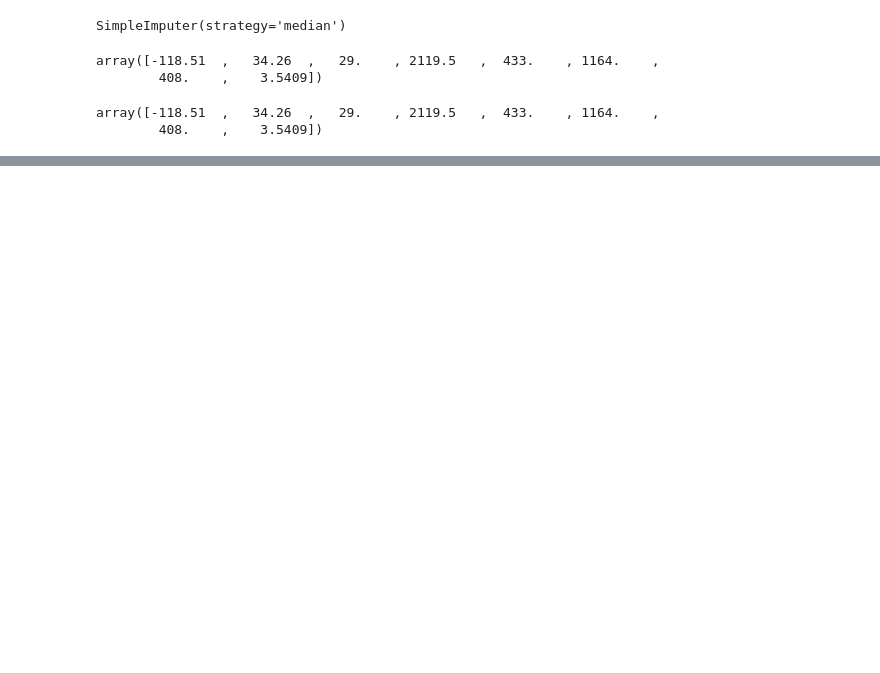
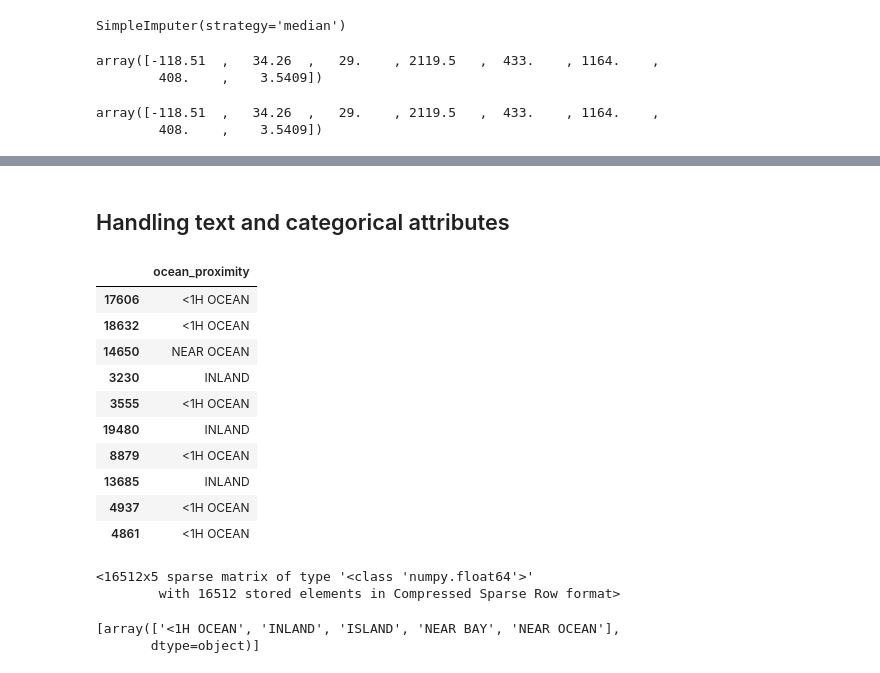
Before and after one commit to Dancan1998/ML, a Jupyter notebook: Hands-on-ml-2.ipynb, the cells around one changed output, grey strips where cells are left out. Saved outputs shown, nothing was run; the diff lists cells and outputs as text; code cells hidden in the pictures; blank space fills up the shorter version.

```diff
--- a/Hands-on-ml-2.ipynb
+++ b/Hands-on-ml-2.ipynb
@@ -174,0 +181,34 @@ housing_tr;
+# %% [markdown]
+## Handling text and categorical attributes
+# %%
+housing_cat = housing[["ocean_proximity"]]
+# %%
+housing_cat.head(10)
+# %% [output]
+|  | ocean_proximity |
+| 17606 | <1H OCEAN |
+| 18632 | <1H OCEAN |
+| 14650 | NEAR OCEAN |
+| 3230 | INLAND |
+| 3555 | <1H OCEAN |
+| 19480 | INLAND |
+| 8879 | <1H OCEAN |
+| 13685 | INLAND |
+| 4937 | <1H OCEAN |
+| 4861 | <1H OCEAN |
+# %%
+from sklearn.preprocessing import OneHotEncoder
+cat_encoder = OneHotEncoder()
+housing_cat_1hot = cat_encoder.fit_transform(housing_cat)
+# important to get a Scipy array than a numpy array as seen below because
+# of memory consumption
+housing_cat_1hot
+# %% [output]
+<16512x5 sparse matrix of type '<class 'numpy.float64'>'
+        with 16512 stored elements in Compressed Sparse Row format>
+# %%
+# check for categories
+cat_encoder.categories_
+# %% [output]
+[array(['<1H OCEAN', 'INLAND', 'ISLAND', 'NEAR BAY', 'NEAR OCEAN'],
+       dtype=object)]
```
Also changed, not shown: parts of 6 cells of this notebook.
